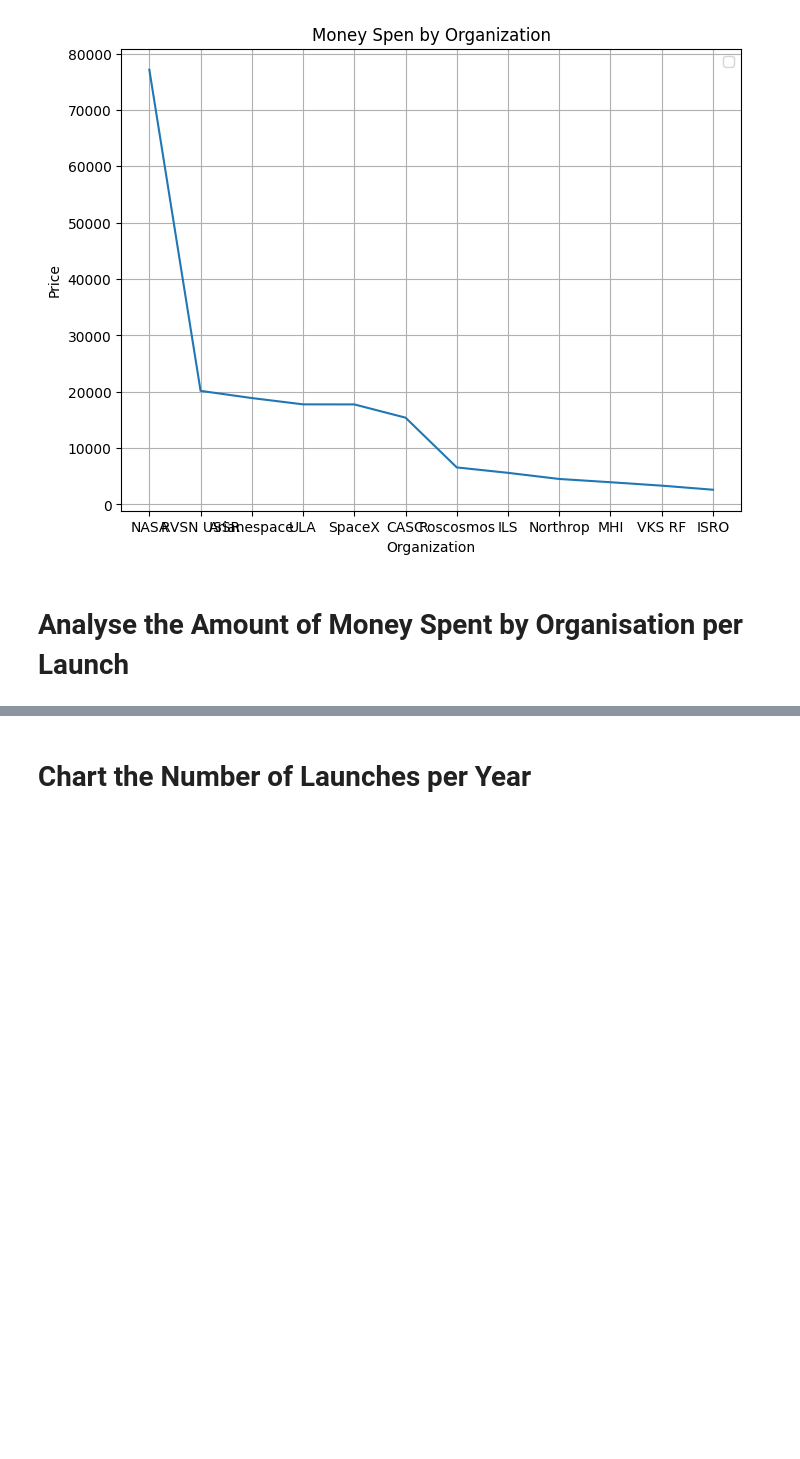
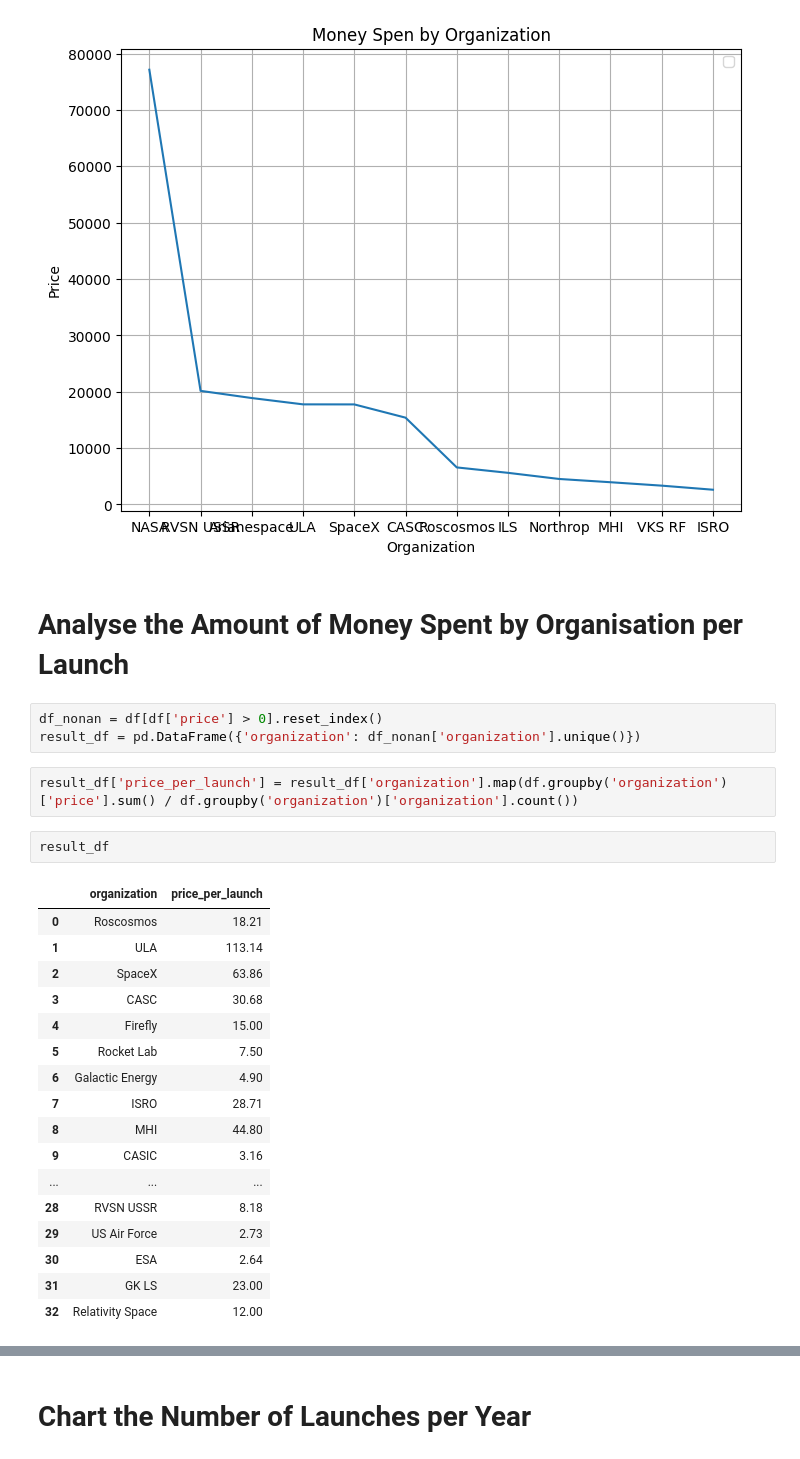
Before and after one commit to johnpapwinter/space-race-data-analysis, a Jupyter notebook: Space_Missions_Analysis.ipynb, the cells around one changed output, grey strips where cells are left out. Drawn from its saved outputs; the diff is of its cells as text; blank space fills up the shorter version.

```diff
--- a/Space_Missions_Analysis.ipynb
+++ b/Space_Missions_Analysis.ipynb
@@ -549,3 +530,28 @@ No artists with labels found to put in legend.  Note that artists whose label st
 [figure]
 # %% [markdown]
 # Analyse the Amount of Money Spent by Organisation per Launch
+# %%
+df_nonan = df[df['price'] > 0].reset_index()
+result_df = pd.DataFrame({'organization': df_nonan['organization'].unique()})
+# %%
+result_df['price_per_launch'] = result_df['organization'].map(df.groupby('organization')['price'].sum() / df.groupby('organization')['organization'].count())
+# %%
+result_df
+# %% [output]
+|  | organization | price_per_launch |
+| 0 | Roscosmos | 18.21 |
+| 1 | ULA | 113.14 |
+| 2 | SpaceX | 63.86 |
+| 3 | CASC | 30.68 |
+| 4 | Firefly | 15.00 |
+| 5 | Rocket Lab | 7.50 |
+| 6 | Galactic Energy | 4.90 |
+| 7 | ISRO | 28.71 |
+| 8 | MHI | 44.80 |
+| 9 | CASIC | 3.16 |
+| ... | ... | ... |
+| 28 | RVSN USSR | 8.18 |
+| 29 | US Air Force | 2.73 |
+| 30 | ESA | 2.64 |
+| 31 | GK LS | 23.00 |
+| 32 | Relativity Space | 12.00 |
```
Also changed, not shown: parts of 6 cells of this notebook.
